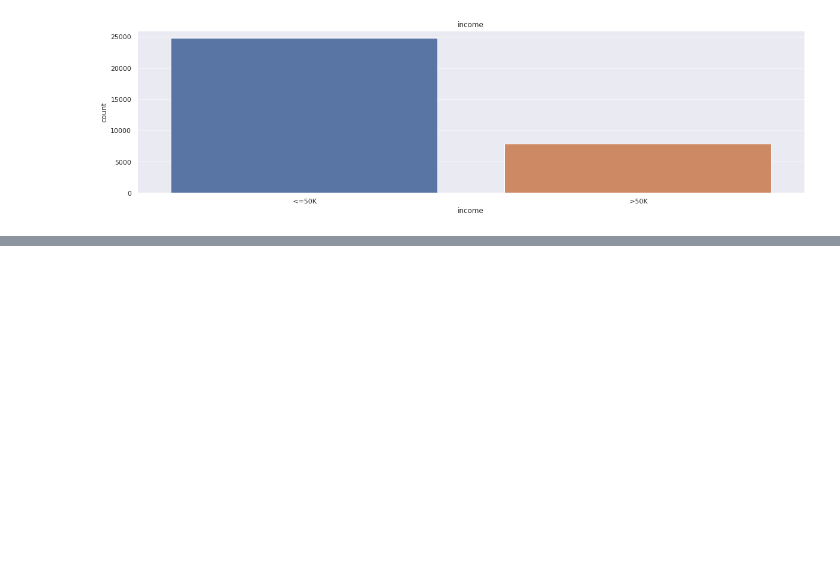
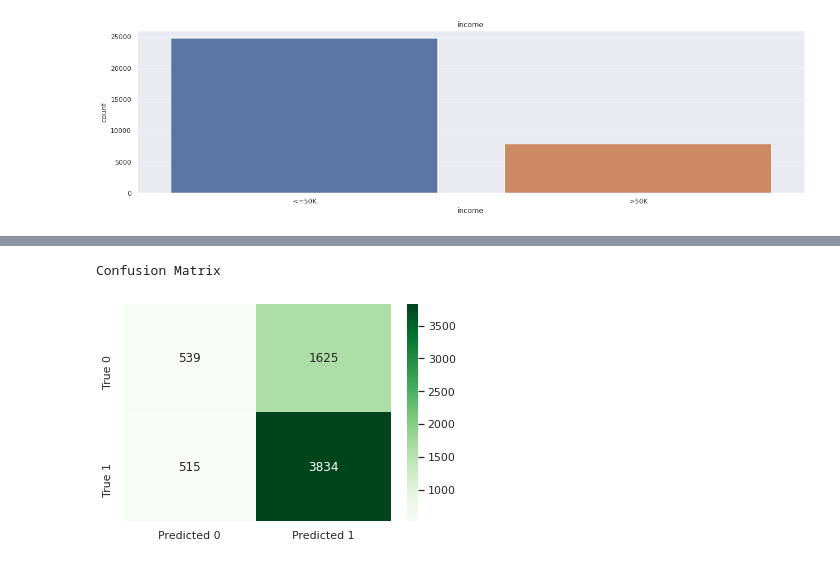
Before and after one commit to ravi260372/Data_Science_Python, a Jupyter notebook: Income_Prediction_RF_Code_Academy.ipynb, the cells around one changed output, grey strips where cells are left out. Saved outputs shown, nothing was run; the diff lists cells and outputs as text; code cells hidden in the pictures; blank space fills up the shorter version.

```diff
--- a/Income_Prediction_RF_Code_Academy.ipynb
+++ b/Income_Prediction_RF_Code_Academy.ipynb
@@ -232,0 +252,7 @@ for i in df_cat.columns:
+# %%
+# ordinal encoding "sex"
+from sklearn.preprocessing import OrdinalEncoder
+
+ord_enc = OrdinalEncoder()
+model_data_1["sex"] = ord_enc.fit_transform(model_data_1[["sex"]])
+model_data_1.head(11)
@@ -232,0 +274,6 @@ for i in df_cat.columns:
+# %%
+# create feature array
+X = model_data_1.iloc[: , 0:4] # select all rows and columns 0,1,2 indices
+y = model_data_1.iloc[: , 4:5] # select all rows the last column which is target
+print(X.shape)
+print(y.shape)
@@ -232,0 +285,8 @@ for i in df_cat.columns:
+# %%
+from sklearn.model_selection import train_test_split
+#Create train and test data with 80% and 20% split
+train_x,test_x,train_y,test_y=train_test_split(X,y,test_size=0.20,random_state=0)
+print(train_x.shape)
+print(test_x.shape)
+print(train_y.shape)
+print(test_y.shape)
@@ -232,0 +300,9 @@ for i in df_cat.columns:
+# %%
+# instantiate the classifier
+rf = RandomForestClassifier()
+
+# fit the classifier on training data
+rf.fit(train_x , train_y)
+
+# predict on test set
+rf_pred = rf.predict(test_x)
@@ -232,0 +345,12 @@ for i in df_cat.columns:
+# %%
+import matplotlib.pyplot as plt
+#Confusion matrix for Logistic regression
+print("Confusion Matrix")
+cf=metrics.confusion_matrix(test_y,rf_pred)
+lbl1=["Predicted 0", "Predicted 1"]
+lbl2=["True 0", "True 1"]
+sns.heatmap(cf,annot=True,cmap='Greens',fmt='d',xticklabels=lbl1,yticklabels=lbl2)
+plt.show();
+# %% [output]
+Confusion Matrix
+[figure, added]
```
Also changed, not shown: parts of 16 cells of this notebook.
